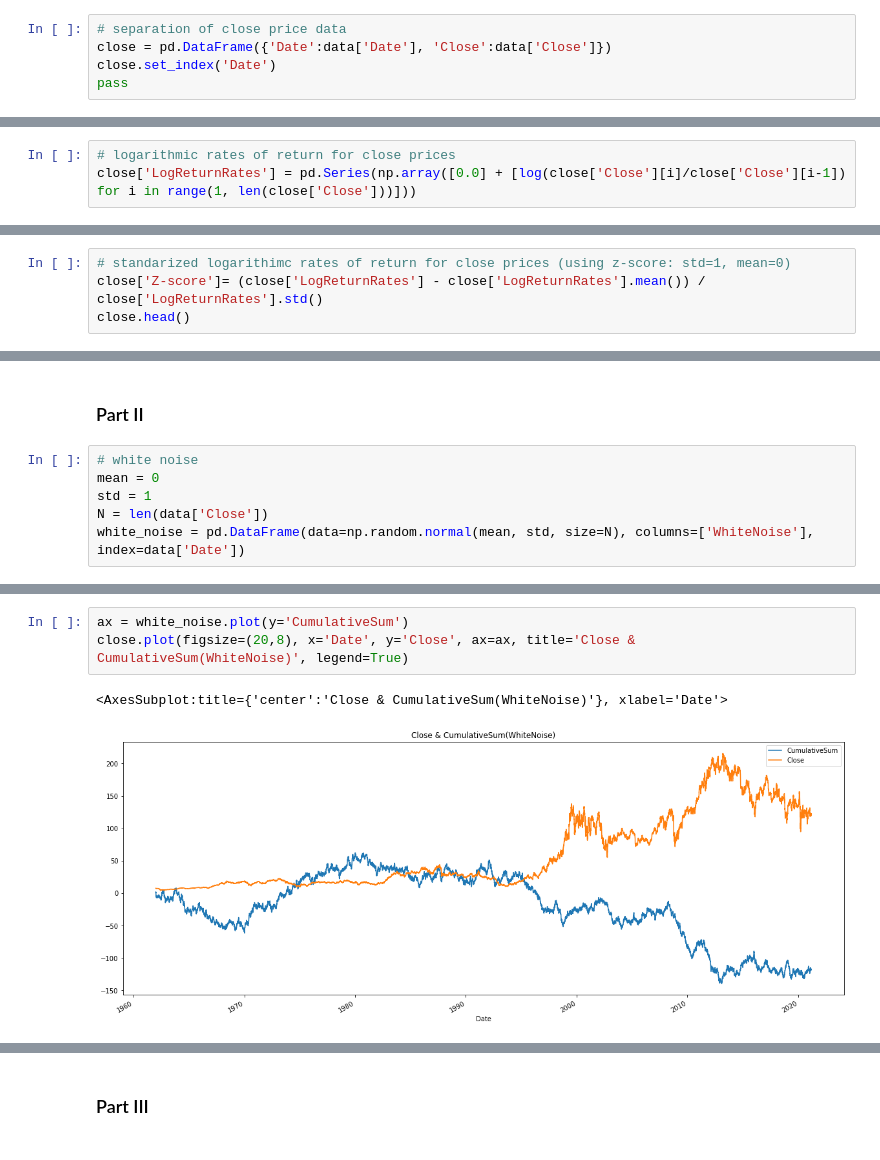
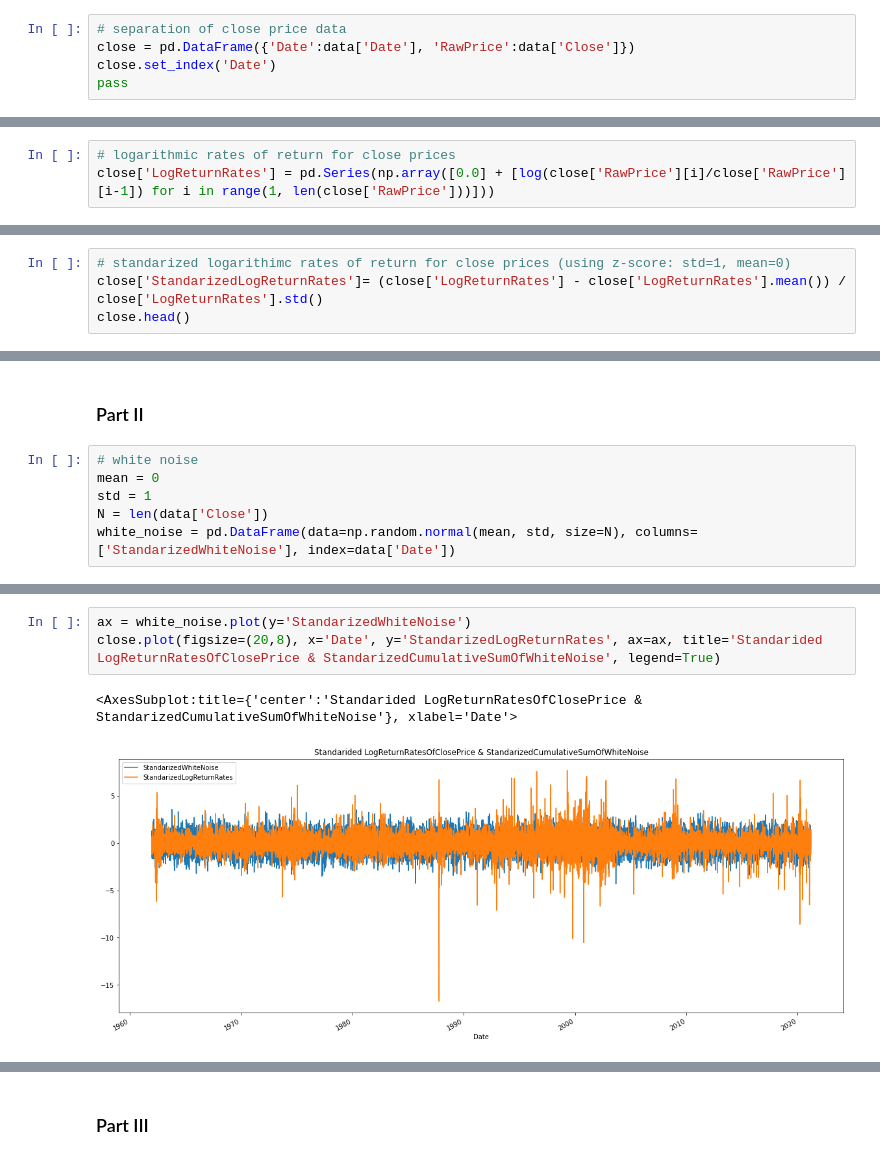
Before and after one commit to daterka/SzCzGiE-labs, a Jupyter notebook: SzCzGiE-labs.ipynb, the cells around one changed output, grey strips where cells are left out. Cells and saved outputs as stored; diff of their text form.

```diff
--- a/SzCzGiE-labs.ipynb
+++ b/SzCzGiE-labs.ipynb
@@ -27,7 +27,7 @@ data.head()
 | 4 | 1962-01-08 | 7.460000 | 7.460000 | 7.266667 | 7.326667 | 1.785148 | 547500 |
 # %%
 # separation of close price data
-close = pd.DataFrame({'Date':data['Date'], 'Close':data['Close']})
+close = pd.DataFrame({'Date':data['Date'], 'RawPrice':data['Close']})
 close.set_index('Date')
 pass
 # %%
@@ -43,6 +43,6 @@ close.plot(figsize=(20,8), x='Date', y='Close', logy=True, title='log(Close)')
 # %%
 # logarithmic rates of return for close prices
-close['LogReturnRates'] = pd.Series(np.array([0.0] + [log(close['Close'][i]/close['Close'][i-1]) for i in range(1, len(close['Close']))]))
+close['LogReturnRates'] = pd.Series(np.array([0.0] + [log(close['RawPrice'][i]/close['RawPrice'][i-1]) for i in range(1, len(close['RawPrice']))]))
 # %%
 close.plot(figsize=(20,8), x='Date', y='LogReturnRates', title='LogReturnRates')
 # %% [output]
@@ -50,6 +50,6 @@ close.plot(figsize=(20,8), x='Date', y='LogReturnRates', title='LogReturnRates')
 [figure]
 # %%
 # standarized logarithimc rates of return for close prices (using z-score: std=1, mean=0)
-close['Z-score']= (close['LogReturnRates'] - close['LogReturnRates'].mean()) / close['LogReturnRates'].std()
+close['StandarizedLogReturnRates']= (close['LogReturnRates'] - close['LogReturnRates'].mean()) / close['LogReturnRates'].std()
 close.head()
 # %% [output]
@@ -71,5 +71,5 @@ close.plot(figsize=(20,8), x='Date', y='Z-score', title='Z-score(LogReturnRates)
 mean = 0
 std = 1
 N = len(data['Close'])
-white_noise = pd.DataFrame(data=np.random.normal(mean, std, size=N), columns=['WhiteNoise'], index=data['Date'])
+white_noise = pd.DataFrame(data=np.random.normal(mean, std, size=N), columns=['StandarizedWhiteNoise'], index=data['Date'])
 # %%
@@ -97,6 +97,6 @@ white_noise.plot(figsize=(20,8), y='CumulativeSum', title='CumulativeSum(WhiteNo
 # %%
-ax = white_noise.plot(y='CumulativeSum')
-close.plot(figsize=(20,8), x='Date', y='Close', ax=ax, title='Close & CumulativeSum(WhiteNoise)', legend=True)
+ax = white_noise.plot(y='StandarizedWhiteNoise')
+close.plot(figsize=(20,8), x='Date', y='StandarizedLogReturnRates', ax=ax, title='Standarided LogReturnRatesOfClosePrice & StandarizedCumulativeSumOfWhiteNoise', legend=True)
 # %% [output]
-<AxesSubplot:title={'center':'Close & CumulativeSum(WhiteNoise)'}, xlabel='Date'>
+<AxesSubplot:title={'center':'Standarided LogReturnRatesOfClosePrice & StandarizedCumulativeSumOfWhiteNoise'}, xlabel='Date'>
-[figure, old version]
+[figure, new version]
```
Also changed, not shown: parts of 25 cells of this notebook.
